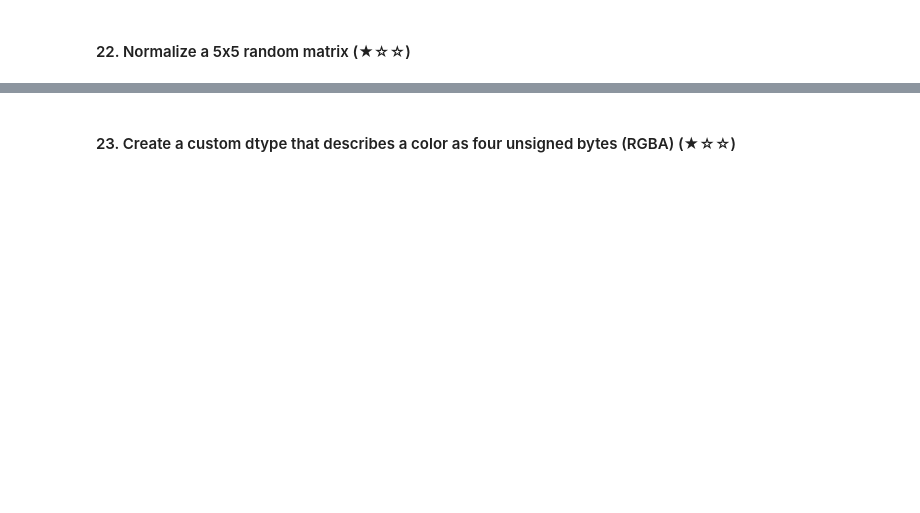
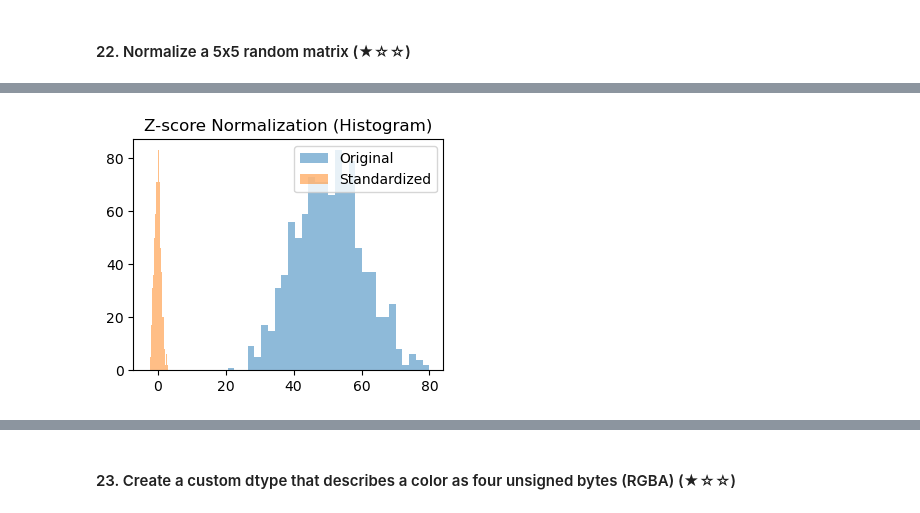
Before and after one commit to lzblack/numpy-100, a Jupyter notebook: 100_Numpy_exercises.ipynb, the cells around one changed output, grey strips where cells are left out. Saved outputs shown, nothing was run; the diff lists cells and outputs as text; code cells hidden in the pictures; blank space fills up the shorter version.

```diff
--- a/100_Numpy_exercises.ipynb
+++ b/100_Numpy_exercises.ipynb
@@ -69,0 +568,17 @@ np.nan in set([np.nan])
+# %%
+# Visualizing Z-score normalization (standardization)
+
+import numpy as np
+import matplotlib.pyplot as plt
+
+x = np.random.normal(loc=50, scale=10, size=1000)
+x_standardized = (x - x.mean()) / x.std()
+
+plt.figure(figsize=(4, 3))
+plt.hist(x, bins=30, alpha=0.5, label="Original")
+plt.hist(x_standardized, bins=30, alpha=0.5, label="Standardized")
+plt.legend()
+plt.title("Z-score Normalization (Histogram)")
+plt.show()
+# %% [output]
+[figure, added]
```
Also changed, not shown: parts of 35 cells of this notebook.
